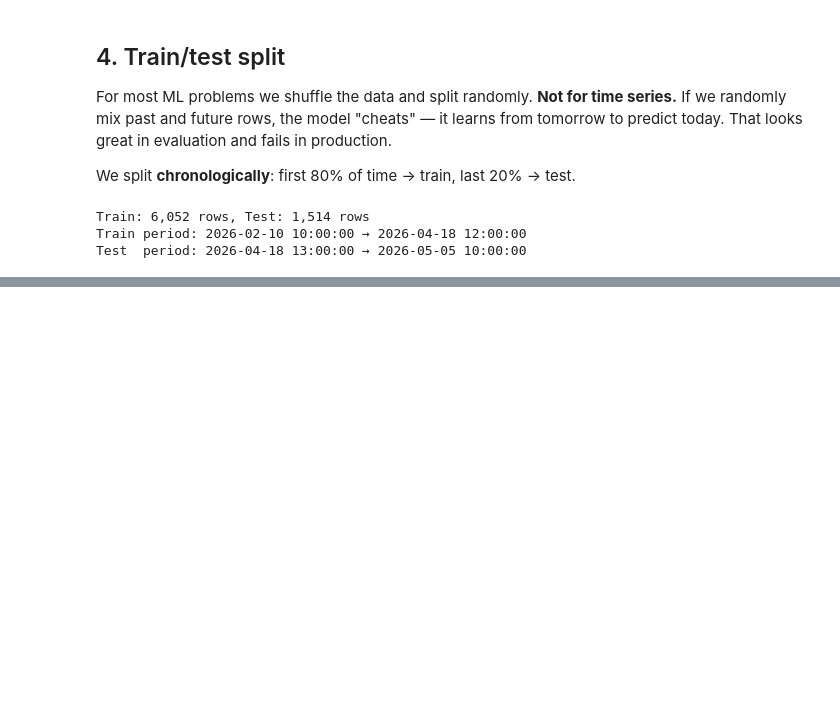
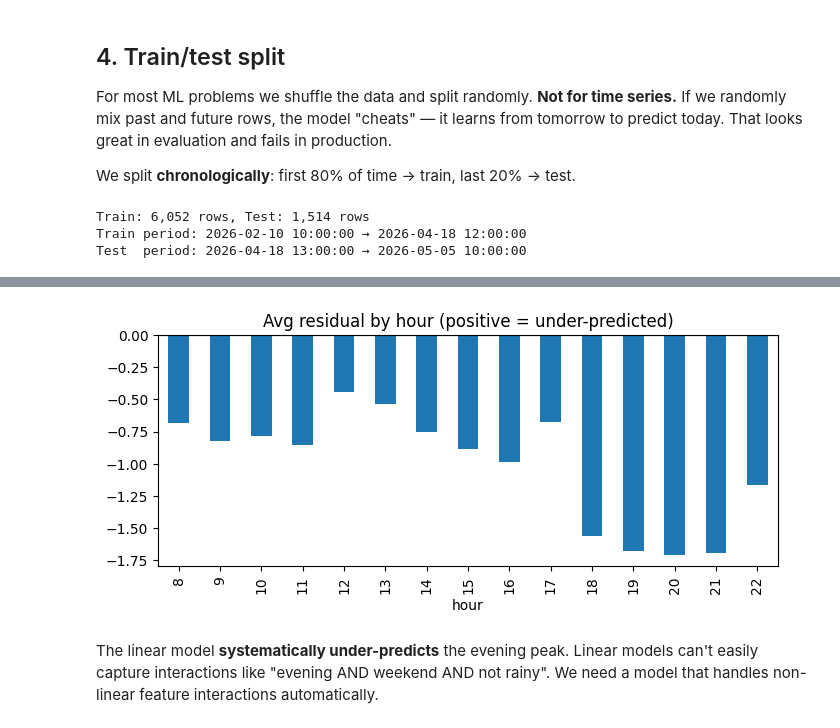
Before and after one commit to QuadrupleBeansStars/zpots, a Jupyter notebook: ml/notebooks/01_demand_forecasting.ipynb, the cells around one changed output, grey strips where cells are left out. Saved outputs shown, nothing was run; the diff lists cells and outputs as text; code cells hidden in the pictures; blank space fills up the shorter version.

```diff
--- a/ml/notebooks/01_demand_forecasting.ipynb
+++ b/ml/notebooks/01_demand_forecasting.ipynb
@@ -136,0 +175,15 @@ Test  period: 2026-04-18 13:00:00 → 2026-05-05 10:00:00
+# %%
+test_df = df.iloc[split_idx:].copy()
+test_df["pred"] = pred_lin
+test_df["residual"] = test_df["bookings"] - test_df["pred"]
+
+test_df.groupby("hour")["residual"].mean().plot(
+    kind="bar", figsize=(8,3), title="Avg residual by hour (positive = under-predicted)"
+)
+plt.axhline(0, color="black", lw=0.8); plt.show()
+# %% [output]
+[figure, added]
+# %% [markdown]
+The linear model **systematically under-predicts** the evening peak. Linear models
+can't easily capture interactions like "evening AND weekend AND not rainy".
+We need a model that handles non-linear feature interactions automatically.
```
Also changed, not shown: parts of 4 cells of this notebook, 1 other file.
